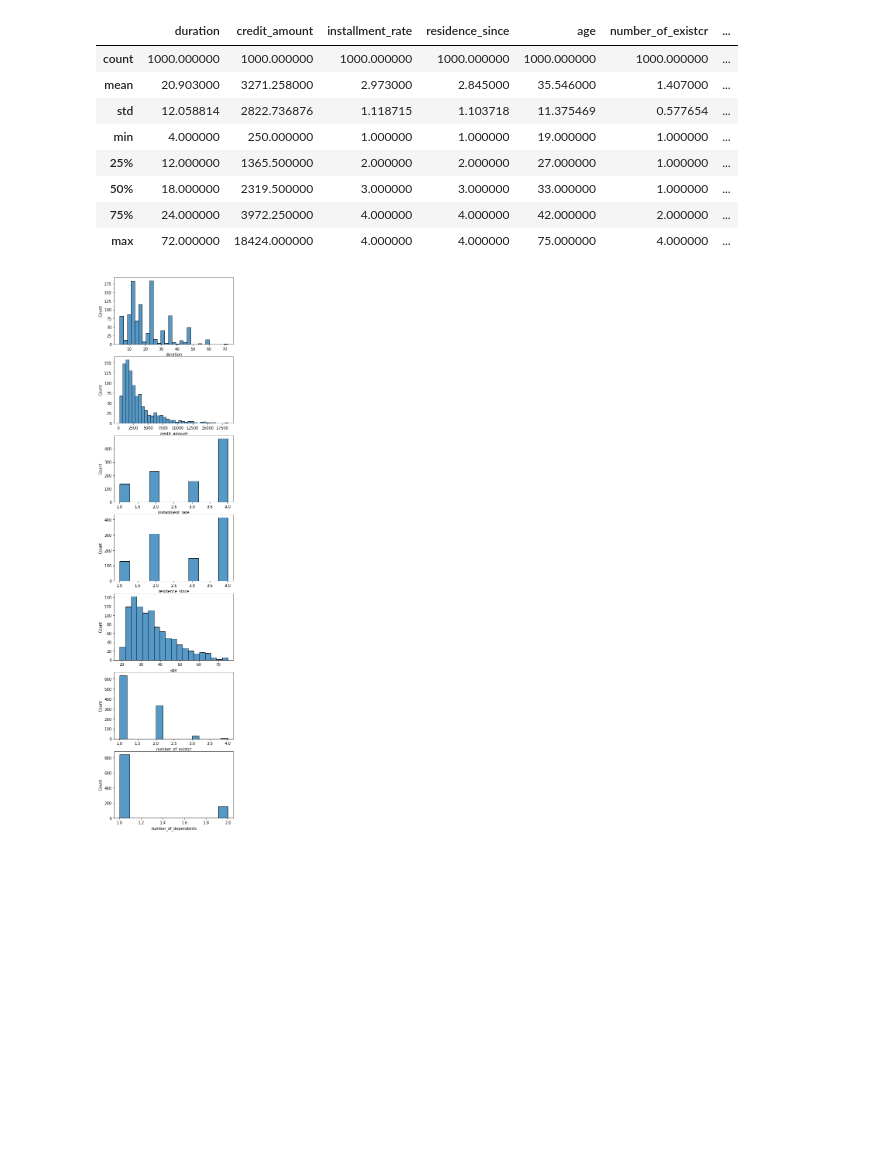
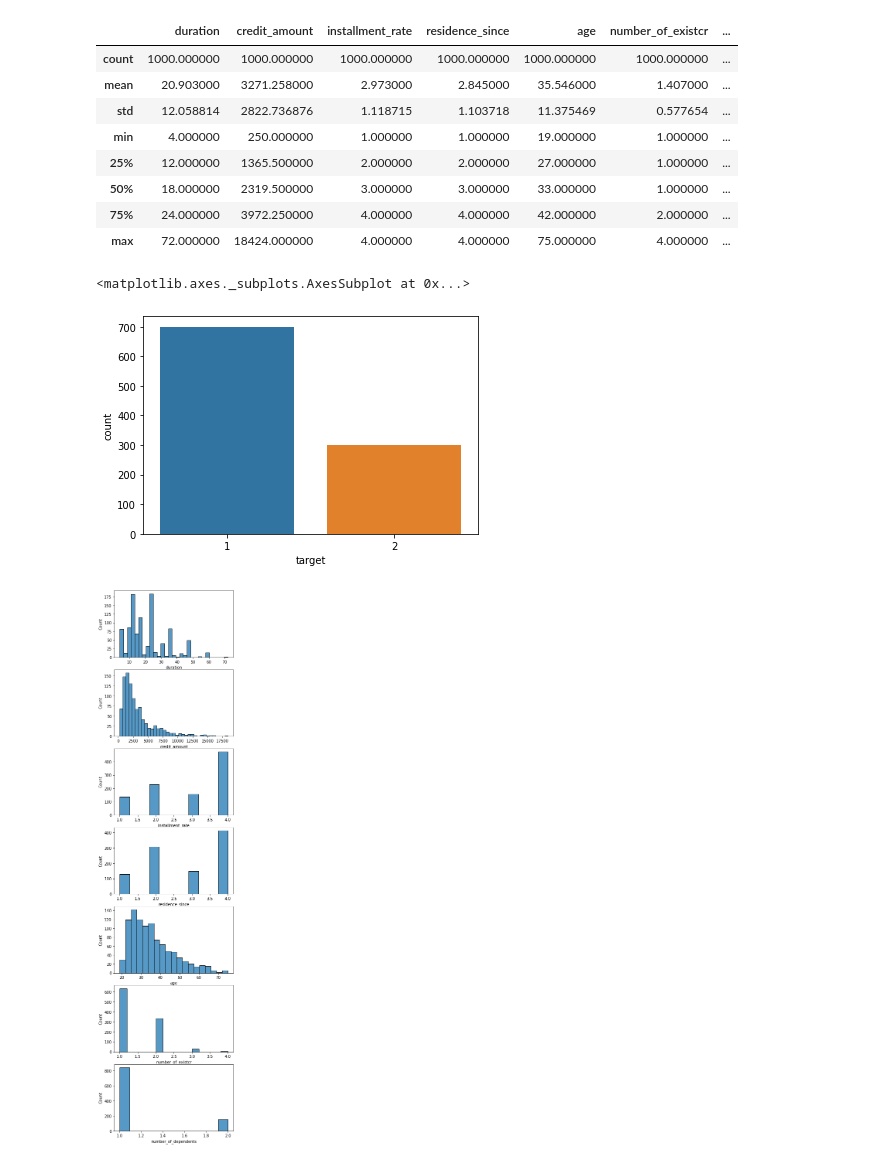
Before and after one commit to shreyansh273/GTx_6501, a Jupyter notebook: Week_4.ipynb, the cells around one changed output. Cells and saved outputs as stored; diff of their text form; code cells hidden in the pictures; blank space fills up the shorter version.

```diff
--- a/Week_4.ipynb
+++ b/Week_4.ipynb
@@ -97,6 +107,11 @@ credit.describe()
 # %%
 num_col = ['duration','credit_amount','installment_rate', 'residence_since','age','number_of_existcr','number_of_dependents']
 cat_col = [i for i in credit.columns[0:len(credit.columns)-1] if i not in num_col]
+# %%
+sns.countplot(x='target', data=credit)
+# %% [output]
+<matplotlib.axes._subplots.AxesSubplot at 0x...>
+[figure, added]
 # %%
 num_rows = len(num_col)
 fig, ax= plt.subplots(num_rows, 1 , figsize=(5,20))
```
Also changed, not shown: parts of 14 cells of this notebook.
